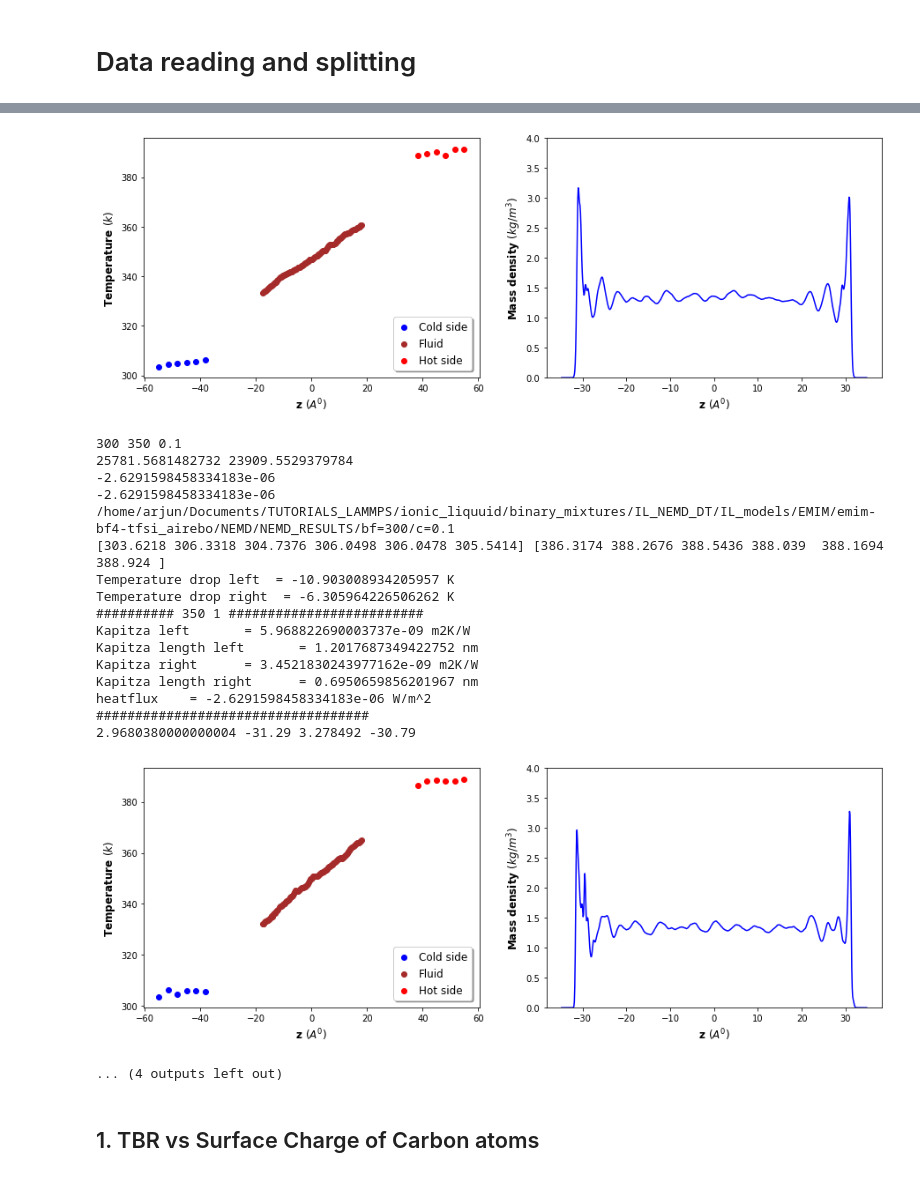
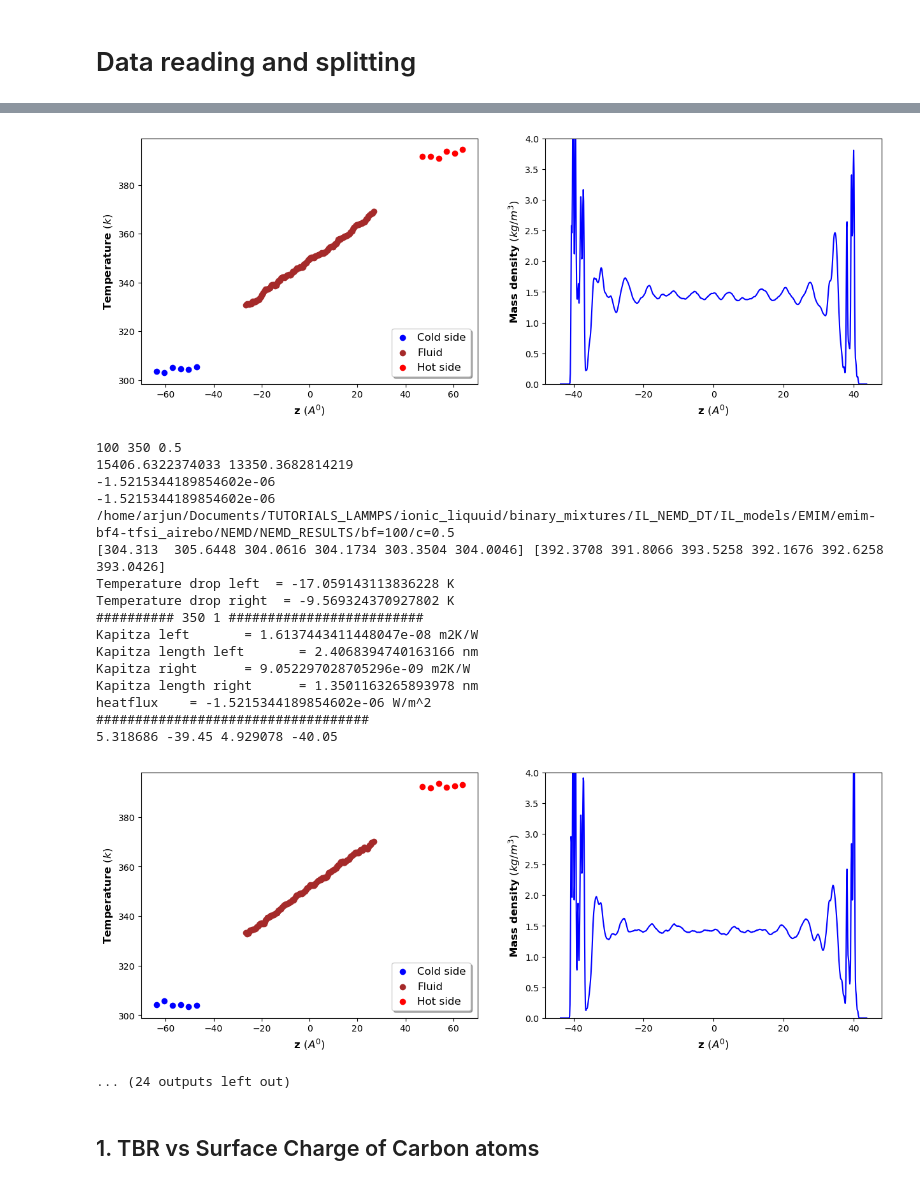
Before and after one commit to arjunampadi/Paper-1-analysis_files, a Jupyter notebook: Paper-1.ipynb, the cells around one changed output, grey strips where cells are left out. Cells and saved outputs as stored; diff of their text form; code cells hidden in the pictures.

Commit message:
added graphs in paper1.py

```diff
--- a/Paper-1.ipynb
+++ b/Paper-1.ipynb
@@ -125,9 +125,9 @@ def calcThermal(x_left, T_graL, x_mid, Tw, x_right, T_graR,Q_flux):
     return k_graL,k_W,k_graR,G_L,G_R
 # %%
 diranl="/home/arjun/Documents/TUTORIALS_LAMMPS/ionic_liquuid/binary_mixtures/IL_NEMD_DT/IL_models/EMIM/emim-bf4-tfsi_airebo/NEMD"
-conrange= [0,100,300,400]
+conrange= [100,300,400]
 trange= [350]
-crange=[0,0.1]
+crange=[0,0.1,0.2,0.3,0.4,0.5]
 iruns = [2]
 kap=[]
 denpeakL=[]
@@ -401,22 +401,22 @@ heatflux    = -2.4037654447008518e-06 W/m^2
-[figure, old version]
+[figure, new version]
-300 350 0.1
-25781.5681482732 23909.5529379784
--2.6291598458334183e-06
--2.6291598458334183e-06
-/home/arjun/Documents/TUTORIALS_LAMMPS/ionic_liquuid/binary_mixtures/IL_NEMD_DT/IL_models/EMIM/emim-bf4-tfsi_airebo/NEMD/NEMD_RESULTS/bf=300/c=0.1
-[303.6218 306.3318 304.7376 306.0498 306.0478 305.5414] [386.3174 388.2676 388.5436 388.039  388.1694 388.924 ]
-Temperature drop left  = -10.903008934205957 K
-Temperature drop right  = -6.305964226506262 K
+100 350 0.5
+15406.6322374033 13350.3682814219
+-1.5215344189854602e-06
+-1.5215344189854602e-06
+/home/arjun/Documents/TUTORIALS_LAMMPS/ionic_liquuid/binary_mixtures/IL_NEMD_DT/IL_models/EMIM/emim-bf4-tfsi_airebo/NEMD/NEMD_RESULTS/bf=100/c=0.5
+[304.313  305.6448 304.0616 304.1734 303.3504 304.0046] [392.3708 391.8066 393.5258 392.1676 392.6258 393.0426]
+Temperature drop left  = -17.059143113836228 K
+Temperature drop right  = -9.569324370927802 K
 ########## 350 1 #########################
-Kapitza left       = 5.968822690003737e-09 m2K/W
-Kapitza length left       = 1.2017687349422752 nm
-Kapitza right      = 3.4521830243977162e-09 m2K/W
-Kapitza length right      = 0.6950659856201967 nm
-heatflux    = -2.6291598458334183e-06 W/m^2
+Kapitza left       = 1.6137443411448047e-08 m2K/W
+Kapitza length left       = 2.4068394740163166 nm
+Kapitza right      = 9.052297028705296e-09 m2K/W
+Kapitza length right      = 1.3501163265893978 nm
+heatflux    = -1.5215344189854602e-06 W/m^2
 ###################################
-2.9680380000000004 -31.29 3.278492 -30.79
+5.318686 -39.45 4.929078 -40.05
-[figure, old version]
+[figure, new version]
-... (4 outputs left out)
+... (24 outputs left out)
 # %% [markdown]
 ## 1. TBR vs Surface Charge of Carbon atoms
 # %%
```
Also changed, not shown: parts of 4 cells of this notebook, 4 other files.
